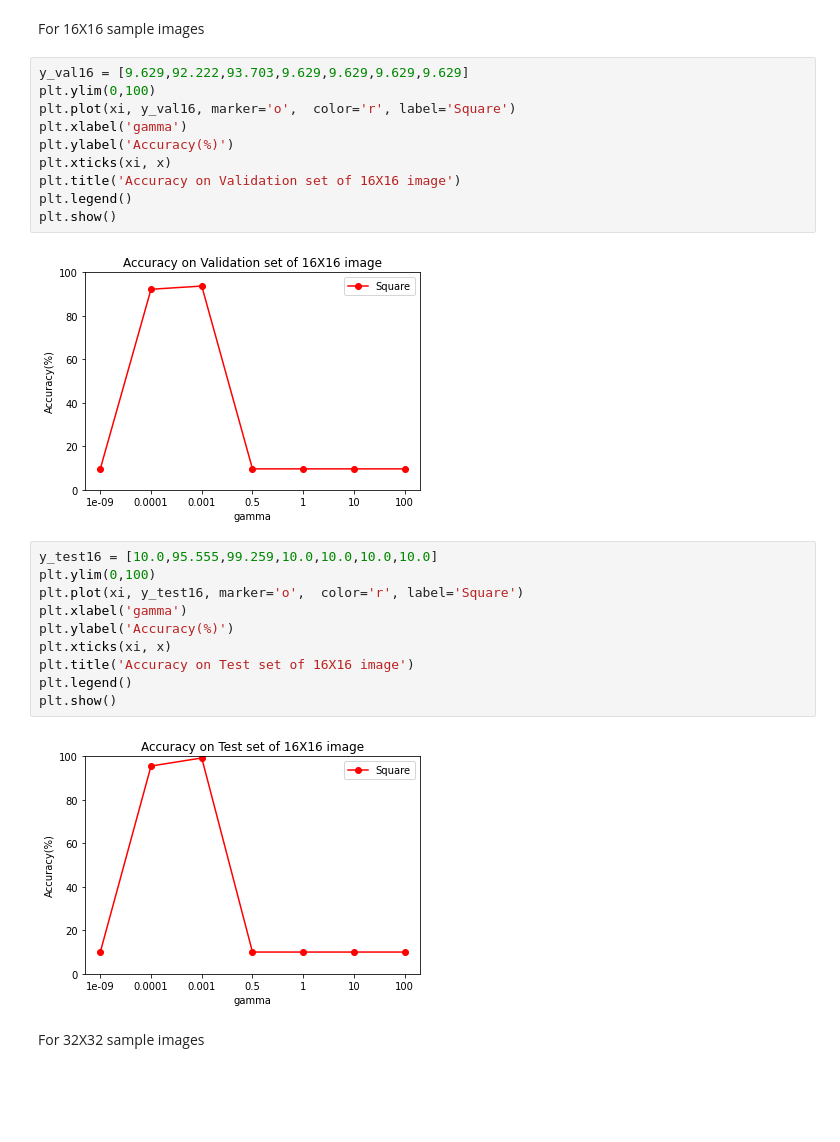
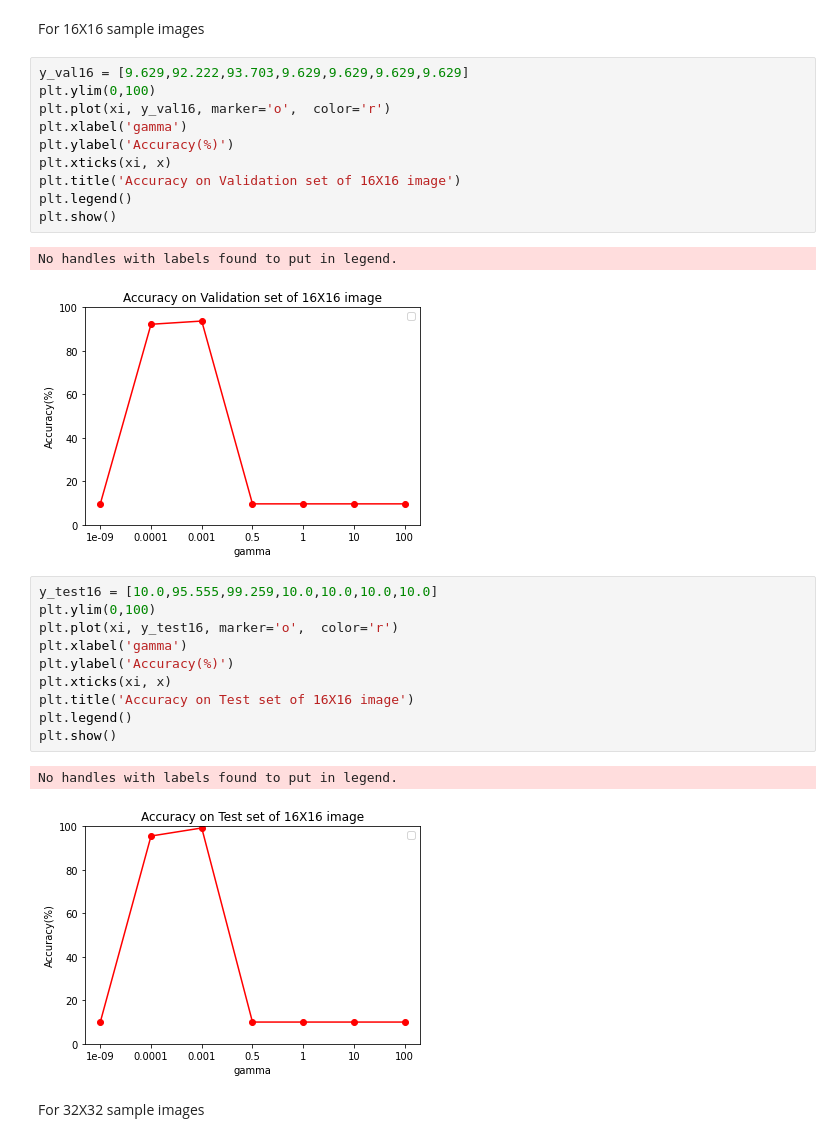
Before and after one commit to shashi7679/mnist-dataset, a Jupyter notebook: mnist-dataset/plot_digit_classification_hyperparameter_compare.ipynb, the cells around one changed output. Saved outputs shown, nothing was run; the diff lists cells and outputs as text; blank space fills up the shorter version.

```diff
--- a/mnist-dataset/plot_digit_classification_hyperparameter_compare.ipynb
+++ b/mnist-dataset/plot_digit_classification_hyperparameter_compare.ipynb
@@ -253,19 +257,20 @@ For 16X16 sample images
 # %%
 y_val16 = [9.629,92.222,93.703,9.629,9.629,9.629,9.629]
 plt.ylim(0,100)
-plt.plot(xi, y_val16, marker='o',  color='r', label='Square')
+plt.plot(xi, y_val16, marker='o',  color='r')
 plt.xlabel('gamma')
 plt.ylabel('Accuracy(%)')
 plt.xticks(xi, x)
 plt.title('Accuracy on Validation set of 16X16 image')
 plt.legend()
 plt.show()
 # %% [output]
+No handles with labels found to put in legend.
-[figure, old version]
+[figure, new version]
 # %%
 y_test16 = [10.0,95.555,99.259,10.0,10.0,10.0,10.0]
 plt.ylim(0,100)
-plt.plot(xi, y_test16, marker='o',  color='r', label='Square')
+plt.plot(xi, y_test16, marker='o',  color='r')
 plt.xlabel('gamma')
 plt.ylabel('Accuracy(%)')
 plt.xticks(xi, x)
@@ -273,7 +278,8 @@ plt.title('Accuracy on Test set of 16X16 image')
 plt.legend()
 plt.show()
 # %% [output]
+No handles with labels found to put in legend.
-[figure, old version]
+[figure, new version]
 # %% [markdown]
 For 32X32 sample images
 # %%
```
Also changed, not shown: parts of 8 cells of this notebook.
